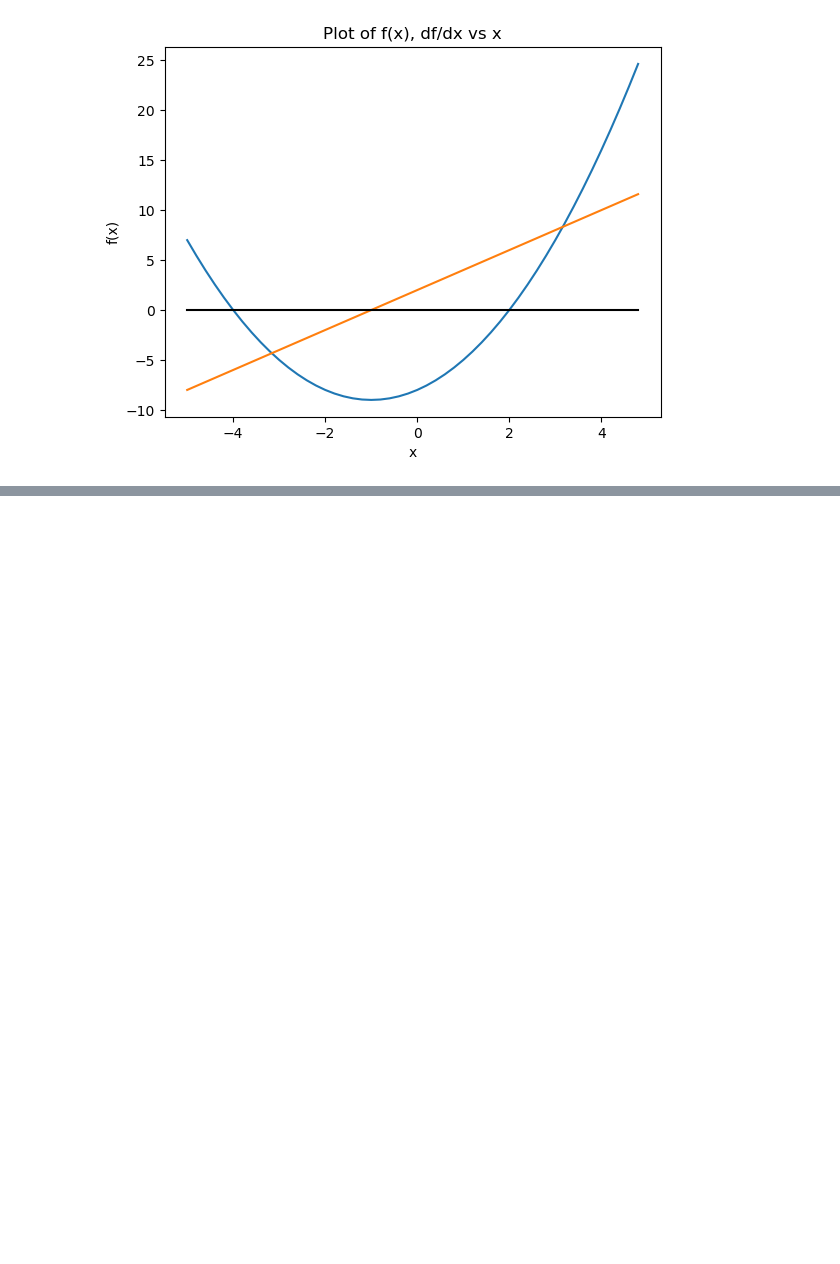
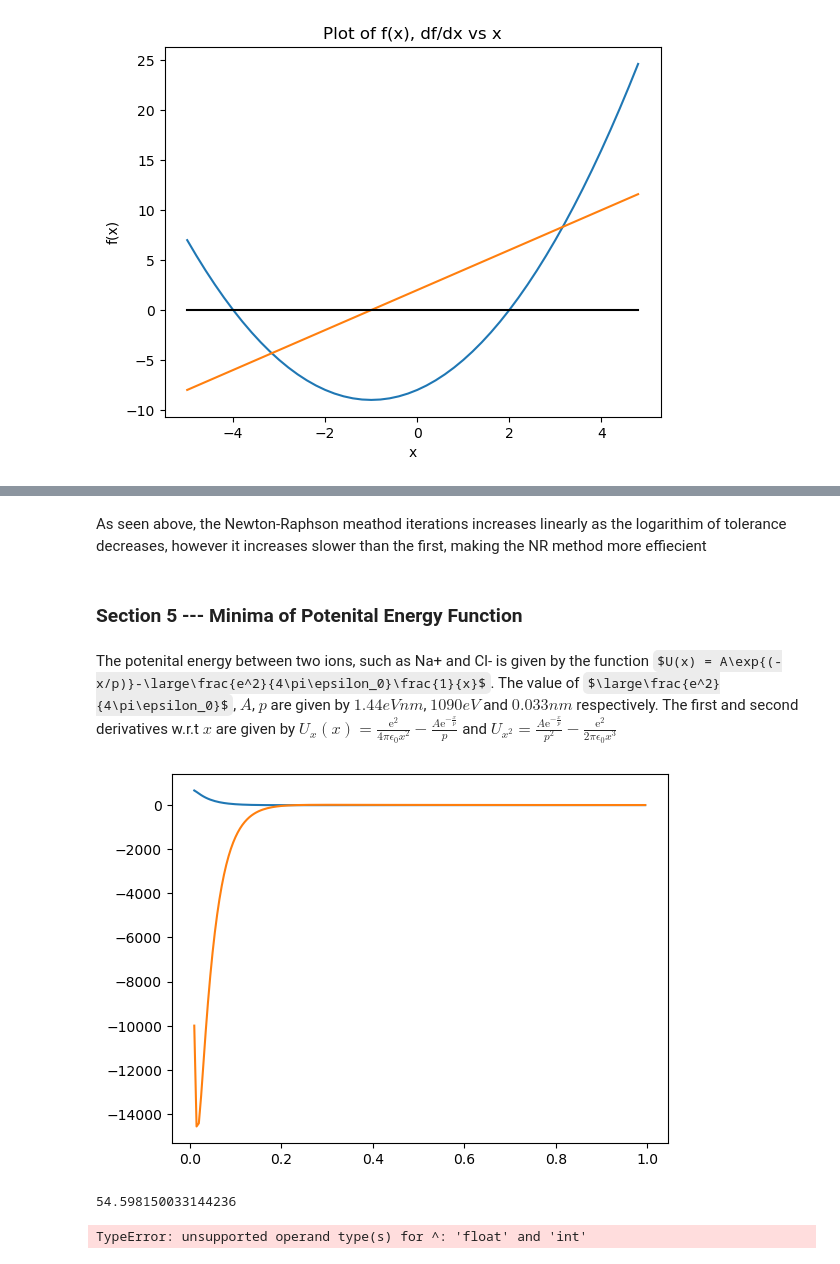
Before and after one commit to MattsonIsaac/AssignmentOne, a Jupyter notebook: Main.ipynb, the cells around one changed output, grey strips where cells are left out. Drawn from its saved outputs; the diff is of its cells as text; code cells hidden in the pictures; some formulas as TeX source; blank space fills up the shorter version.

```diff
--- a/Main.ipynb
+++ b/Main.ipynb
@@ -130,0 +138,25 @@ TypeError: not enough arguments for format string
+# %% [markdown]
+As seen above, the Newton-Raphson meathod iterations increases linearly as the logarithim of tolerance decreases, however it increases slower than the first, making the NR method more effiecient
+# %% [markdown]
+### Section 5 --- Minima of Potenital Energy Function
+# %% [markdown]
+The potenital energy between two ions, such as Na+ and Cl- is given by the function $U(x) = A\exp{(-x/p)}-\large\frac{e^2}{4\pi\epsilon_0}\frac{1}{x}$. The value of $\large\frac{e^2}{4\pi\epsilon_0}$, $A$, $p$ are given by $1.44 eVnm$, $1090 eV$ and $0.033 nm$ respectively. The first and second derivatives w.r.t $x$ are given by $U_x(x) = \frac{\mathrm{e}^{2}}{4\pi{\epsilon}_{0} x^{2}} - \frac{A\mathrm{e}^{-\frac{x}{p}}}{p}$ and $U_{x^2} = \frac{A\mathrm{e}^{-\frac{x}{p}}}{p^{2}} - \frac{\mathrm{e}^{2}}{2\pi{\epsilon}_{0} x^{3}}$
+# %%
+m = 1.44
+A = 1090
+p = 0.033
+
+U = lambda x: A*np.exp(-x/p)-m/x
+U_x = lambda x: m/(np.square(x)) - A*np.exp(-x/p)/p
+
+x = np.arange(0.01,1,0.005)
+plt.plot(x,U(x))
+plt.plot(x,U_x(x))
+plt.show()
+
+print(np.exp(4))
+print((math.e)**4)
+# %% [output]
+[figure, added]
+54.598150033144236
+TypeError: unsupported operand type(s) for ^: 'float' and 'int'
```
Also changed, not shown: parts of 2 cells of this notebook.
